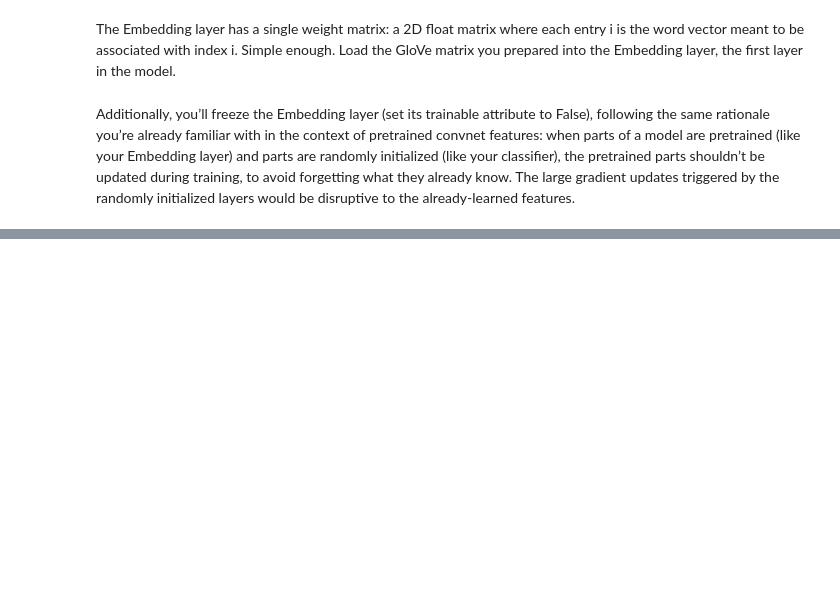
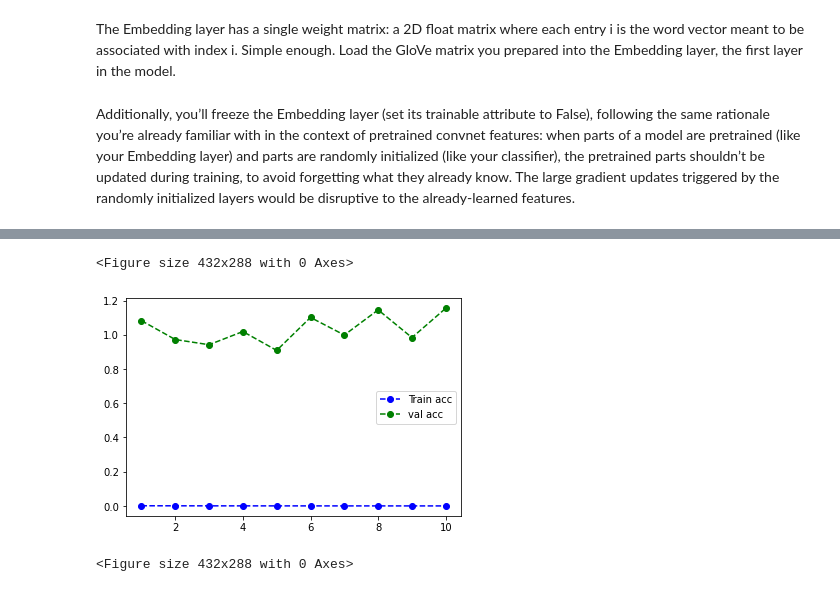
Before and after one commit to dinesh-kumar-11/machinelearning-notebooks, a Jupyter notebook: text-deeplearning/imdb-nlp.ipynb, the cells around one changed output, grey strips where cells are left out. Drawn from its saved outputs; the diff is of its cells as text; code cells hidden in the pictures; blank space fills up the shorter version.

```diff
--- a/text-deeplearning/imdb-nlp.ipynb
+++ b/text-deeplearning/imdb-nlp.ipynb
@@ -203,0 +244,9 @@ plt.legend()
+# %%
+plt.plot(epocs, history.history['loss'], 'bo--', label='Train acc')
+plt.plot(epocs, history.history['val_loss'], 'go--', label='val acc')
+plt.legend()
+plt.figure()
+# %% [output]
+<Figure size 432x288 with 0 Axes>
+[figure, added]
+<Figure size 432x288 with 0 Axes>
```
Also changed, not shown: parts of 12 cells of this notebook.
